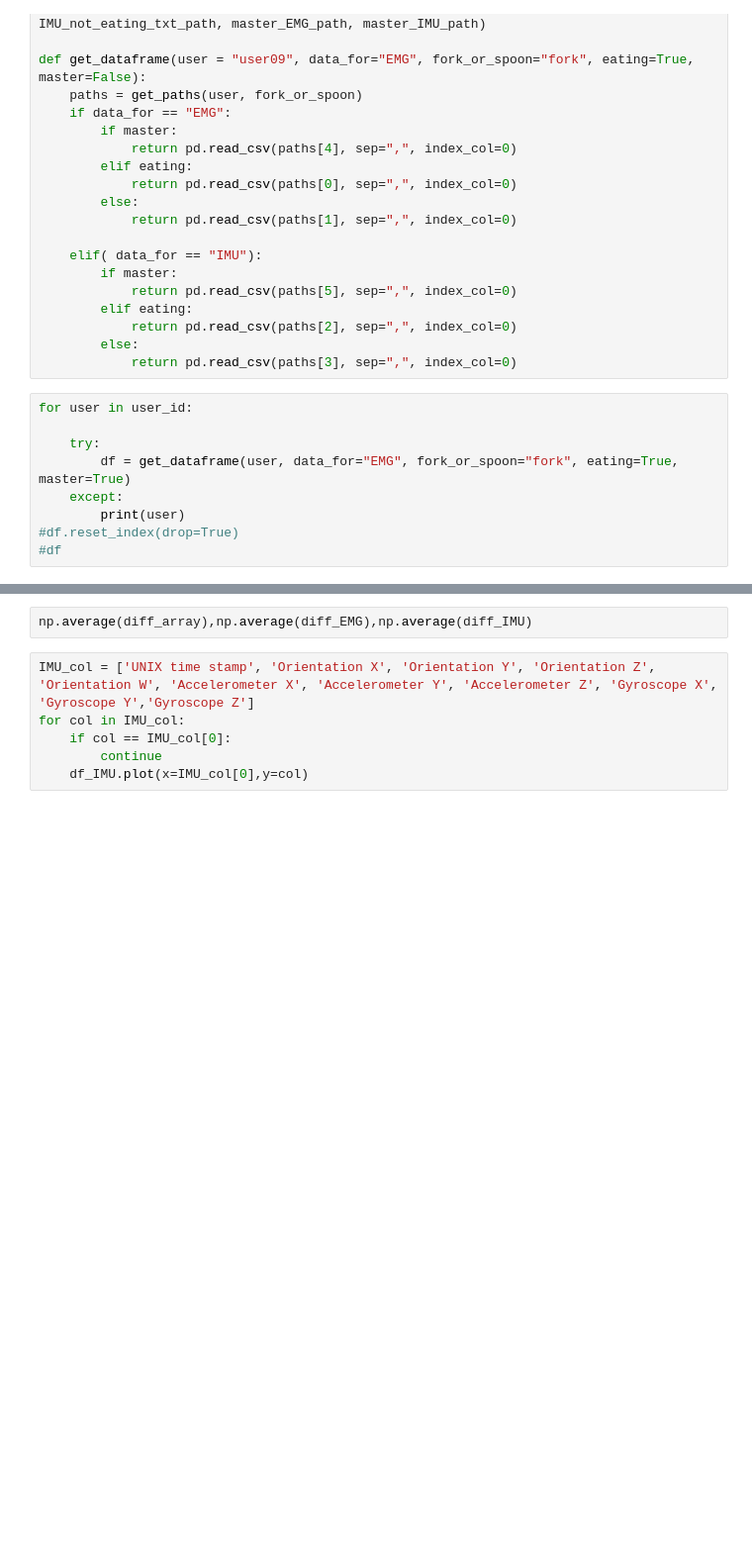
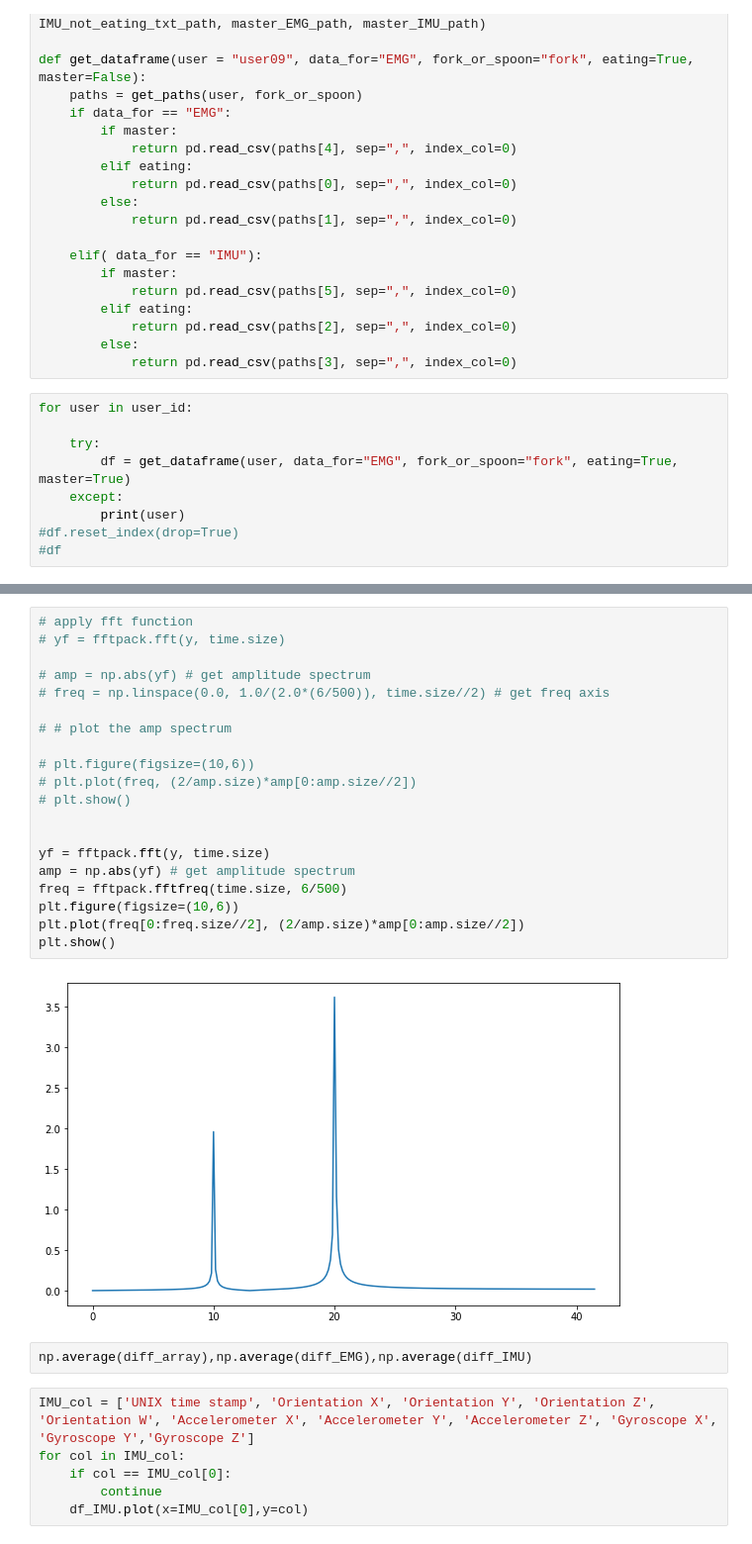
Before and after one commit to GiveThanksAlways/data-mining-project-1, a Jupyter notebook: feature_extraction.ipynb, the cells around one changed output, grey strips where cells are left out. Shown at 99% size. Drawn from its saved outputs; the diff is of its cells as text; blank space fills up the shorter version.

```diff
--- a/feature_extraction.ipynb
+++ b/feature_extraction.ipynb
@@ -59,3 +113,25 @@ for user in user_id:
+# %%
+# apply fft function
+# yf = fftpack.fft(y, time.size)
+
+# amp = np.abs(yf) # get amplitude spectrum
+# freq = np.linspace(0.0, 1.0/(2.0*(6/500)), time.size//2) # get freq axis
+
+# # plot the amp spectrum
+
+# plt.figure(figsize=(10,6))
+# plt.plot(freq, (2/amp.size)*amp[0:amp.size//2])
+# plt.show()
+
+
+yf = fftpack.fft(y, time.size)
+amp = np.abs(yf) # get amplitude spectrum
+freq = fftpack.fftfreq(time.size, 6/500)
+plt.figure(figsize=(10,6))
+plt.plot(freq[0:freq.size//2], (2/amp.size)*amp[0:amp.size//2])
+plt.show()
+# %% [output]
+[figure, added]
 # %%
 np.average(diff_array),np.average(diff_EMG),np.average(diff_IMU)
 # %%
```
Also changed, not shown: parts of 6 cells of this notebook, 1 other file.
